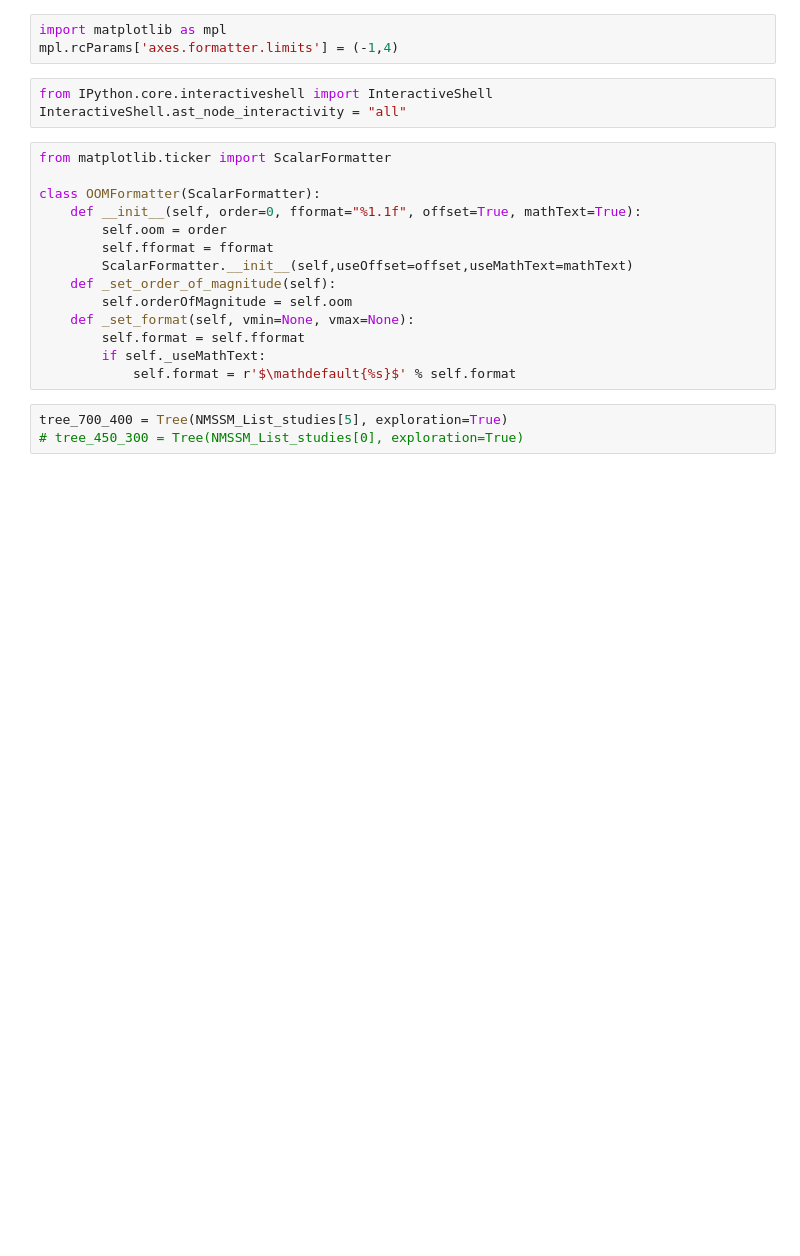
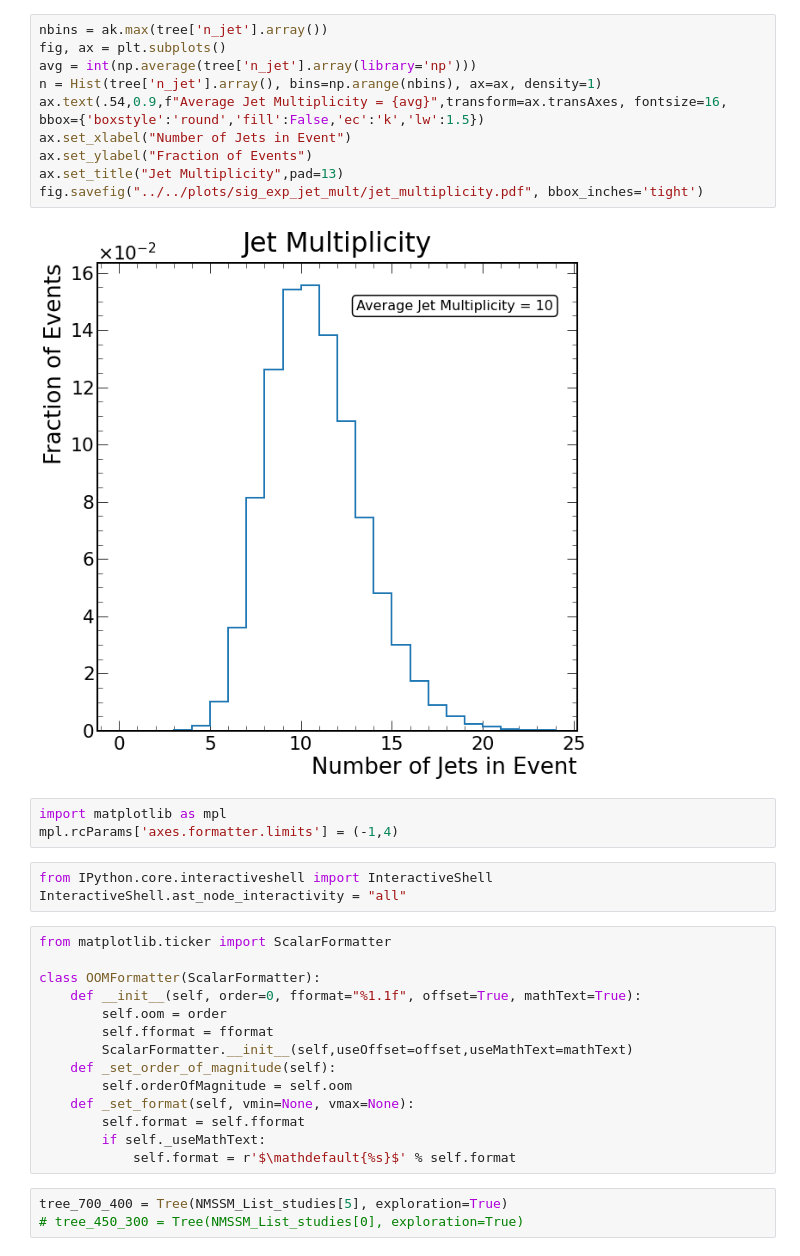
Before and after one commit to srosenzweig09/analysis, a Jupyter notebook: jupyter/1_signal_exploration/feature_exploration.ipynb, the cells around one changed output. Saved outputs shown, nothing was run; the diff lists cells and outputs as text; blank space fills up the shorter version.

```diff
--- a/jupyter/1_signal_exploration/feature_exploration.ipynb
+++ b/jupyter/1_signal_exploration/feature_exploration.ipynb
@@ -3,3 +22,15 @@ from utils.fileUtils.sr import NMSSM_List_studies
+# %%
+nbins = ak.max(tree['n_jet'].array())
+fig, ax = plt.subplots()
+avg = int(np.average(tree['n_jet'].array(library='np')))
+n = Hist(tree['n_jet'].array(), bins=np.arange(nbins), ax=ax, density=1)
+ax.text(.54,0.9,f"Average Jet Multiplicity = {avg}",transform=ax.transAxes, fontsize=16, bbox={'boxstyle':'round','fill':False,'ec':'k','lw':1.5})
+ax.set_xlabel("Number of Jets in Event")
+ax.set_ylabel("Fraction of Events")
+ax.set_title("Jet Multiplicity",pad=13)
+fig.savefig("../../plots/sig_exp_jet_mult/jet_multiplicity.pdf", bbox_inches='tight')
+# %% [output]
+[figure, added]
 # %%
 import matplotlib as mpl
 mpl.rcParams['axes.formatter.limits'] = (-1,4)
```
Also changed, not shown: parts of 7 cells of this notebook, 7 other files.
